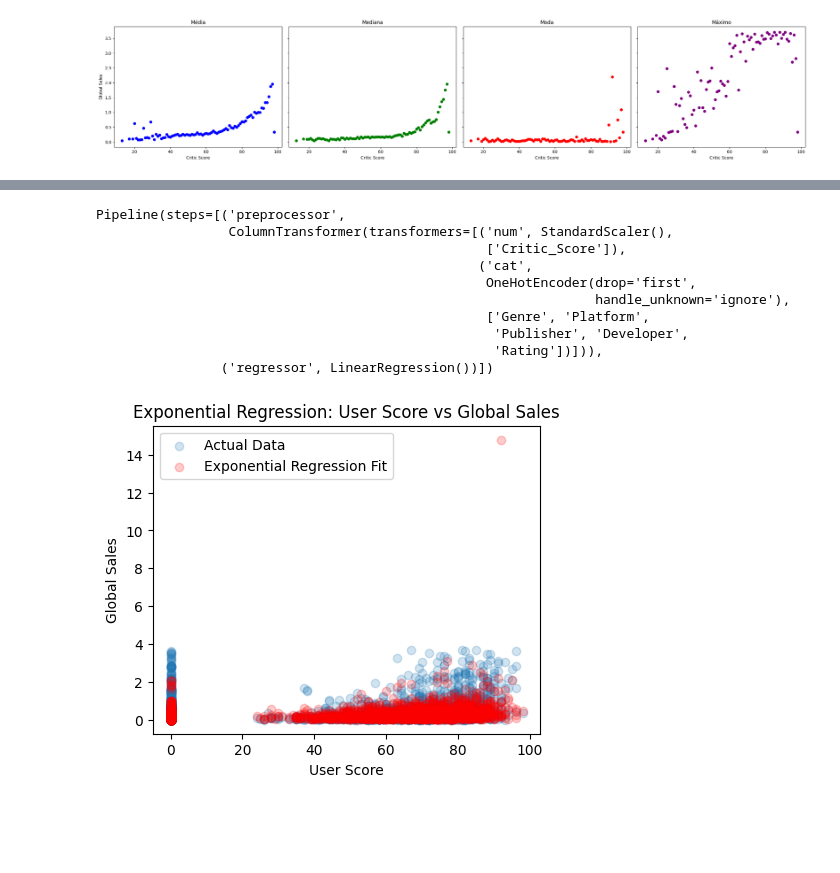
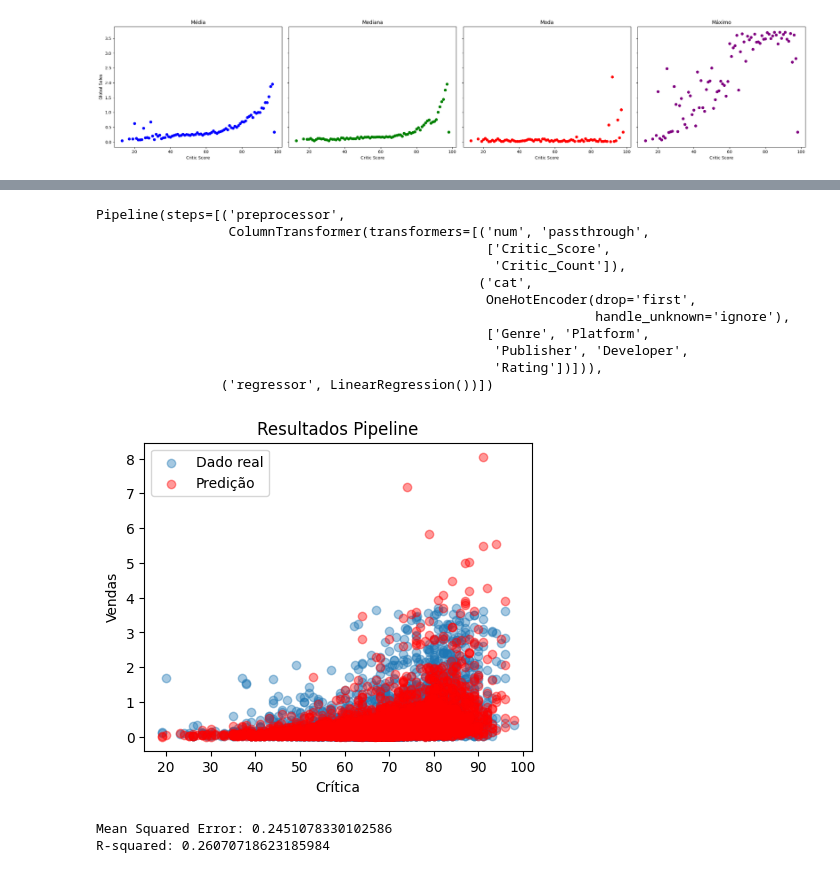
Before and after one commit to wolke412/topicos-4, a Jupyter notebook: regression.ipynb, the cells around one changed output, grey strips where cells are left out. Saved outputs shown, nothing was run; the diff lists cells and outputs as text; code cells hidden in the pictures; blank space fills up the shorter version.

```diff
--- a/regression.ipynb
+++ b/regression.ipynb
@@ -395,43 +340,59 @@ X_train, X_test, y_train, y_test= train_test_split(X, y, test_size=0.2, random_s
 # %%
 preprocessor = ColumnTransformer(
     transformers=[
-        ('num', StandardScaler(), numeric_features),
-        ('cat', OneHotEncoder(drop='first', handle_unknown='ignore'), categorical_features)
-    ])
+        ('num', "passthrough", numericos),
+        # ('num', PolynomialFeatures(degree=1, include_bias=False) , numericos),
+        ('cat', OneHotEncoder(
+          drop='first',
+          handle_unknown='ignore'), categoricos)
+    ]
+)
 
-model_pipeline = Pipeline(steps=[('preprocessor', preprocessor),
-                                 ('regressor', LinearRegression())])
+model_pipeline = Pipeline(
+  steps=[
+    ('preprocessor', preprocessor),
+    ('regressor', LinearRegression())
+    ]
+)
+
+model_pipeline.fit(X_train, y_train)
+# %% [output]
+Pipeline(steps=[('preprocessor',
+                 ColumnTransformer(transformers=[('num', 'passthrough',
+                                                  ['Critic_Score',
+                                                   'Critic_Count']),
+                                                 ('cat',
+                                                  OneHotEncoder(drop='first',
+                                                                handle_unknown='ignore'),
+                                                  ['Genre', 'Platform',
+                                                   'Publisher', 'Developer',
+                                                   'Rating'])])),
+                ('regressor', LinearRegression())])
-# %%
-model_pipeline.fit(X_train, y_train)
-# %% [output]
-Pipeline(steps=[('preprocessor',
-                 ColumnTransformer(transformers=[('num', StandardScaler(),
-                                                  ['Critic_Score']),
-                                                 ('cat',
-                                                  OneHotEncoder(drop='first',
-                                                                handle_unknown='ignore'),
-                                                  ['Genre', 'Platform',
-                                                   'Publisher', 'Developer',
-                                                   'Rating'])])),
-                ('regressor', LinearRegression())])
 # %%
 y_pred_log = model_pipeline.predict(X_test)
 
 y_test = np.exp(y_test)
 y_pred = np.exp(y_pred_log)
 # %%
-# Scatter plot of actual data
 plt.figure(figsize=(5, 4))
-plt.scatter(X_test['Critic_Score'], y_test, alpha=0.2, label='Actual Data')
 
-# Plot the exponential regression line (prediction line)
-plt.scatter(X_test["Critic_Score"], y_pred, color='red', alpha=0.2, label='Exponential Regression Fit')
+plt.scatter(X_test['Critic_Score'], y_test, alpha=0.4, label='Dado real')
+plt.scatter(X_test["Critic_Score"], y_pred, color='red', alpha=0.4, label='Predição')
 
-# Labels and legend
-plt.xlabel('User Score')
-plt.ylabel('Global Sales')
-plt.title('Exponential Regression: User Score vs Global Sales')
+plt.xlabel('Crítica')
+plt.ylabel('Vendas')
+plt.title('Resultados Pipeline')
 plt.legend()
 plt.show()
+
+from sklearn.metrics import mean_squared_error, r2_score
+
+mse = mean_squared_error(y_test, y_pred)
+r2 = r2_score(y_test, y_pred)
+
+print("Mean Squared Error:", mse)
+print("R-squared:", r2)
 # %% [output]
-[figure, old version]
+[figure, new version]
+Mean Squared Error: 0.2451078330102586
+R-squared: 0.26070718623185984
```
Also changed, not shown: parts of 20 cells of this notebook, 1 other file.
